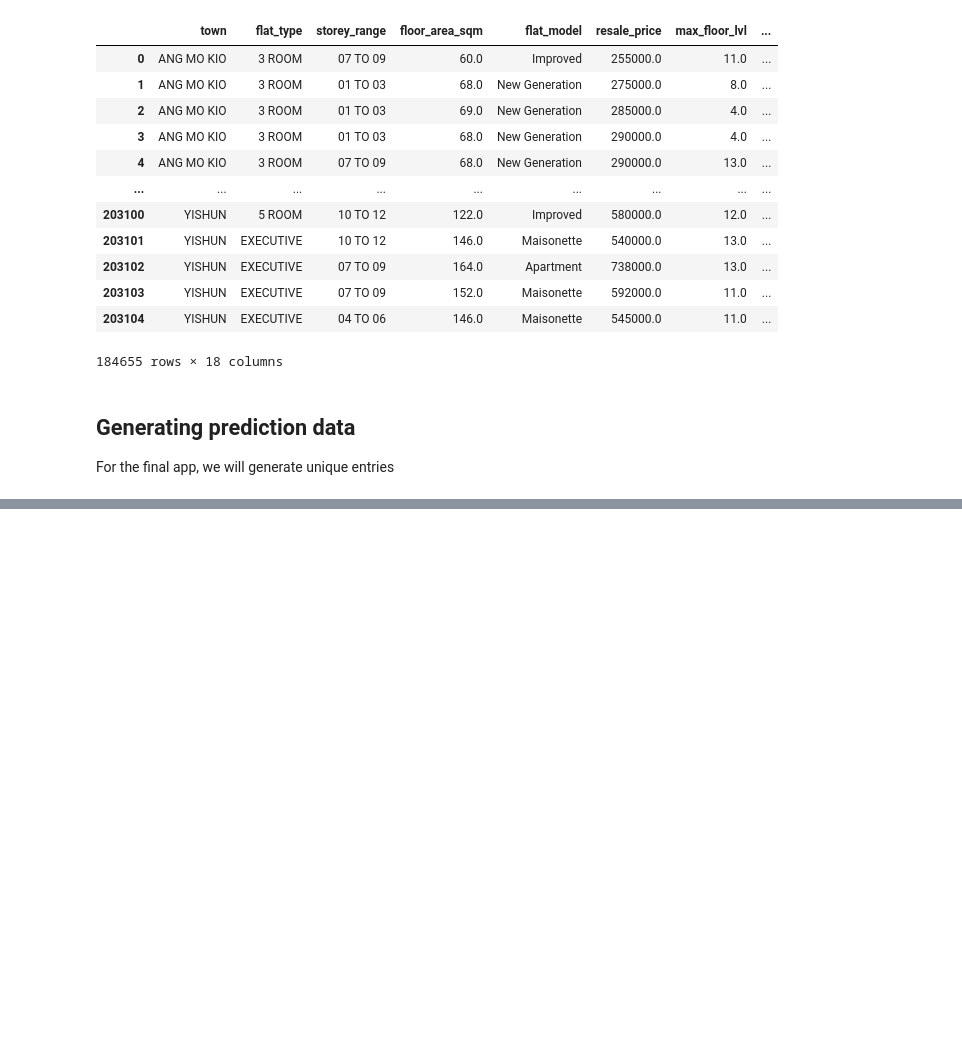
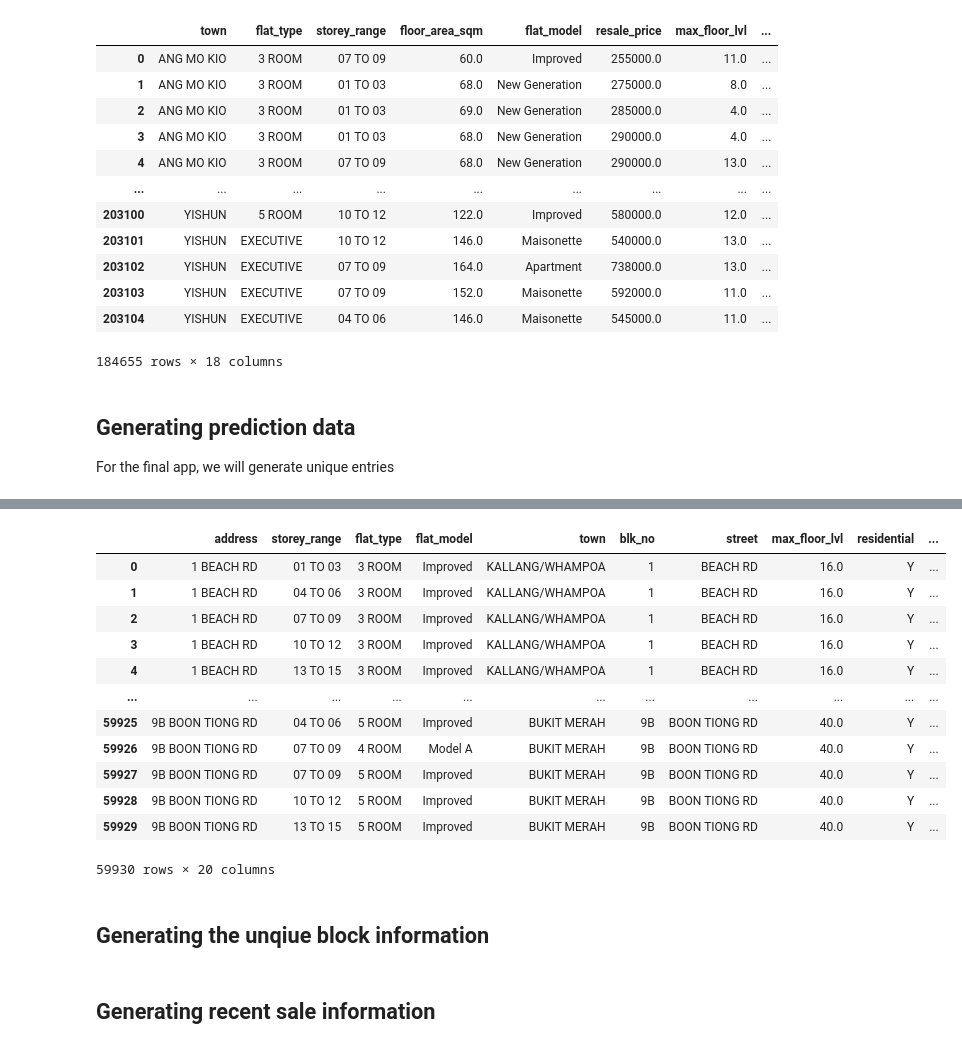
Before and after one commit to tzz89/hdb_resale_prediction, a Jupyter notebook: notebooks/data_preprocessing.ipynb, the cells around one changed output, grey strips where cells are left out. Saved outputs shown, nothing was run; the diff lists cells and outputs as text; code cells hidden in the pictures; blank space fills up the shorter version.

```diff
--- a/notebooks/data_preprocessing.ipynb
+++ b/notebooks/data_preprocessing.ipynb
@@ -283,0 +333,3 @@ test_df
+# %%
+for address in remaining_leasing_data.index:
+    test_df.loc[test_df['address']==address,'remaining_lease_months']=remaining_leasing_data[address]
@@ -283,0 +352,34 @@ test_df
+# %%
+def aggreate_unique_block(df):
+    mode_cols = ['town','blk_no','street','max_floor_lvl','residential','commercial','market_hawker',
+                 'miscellaneous', 'multistorey_carpark','precinct_pavilion','remaining_lease_months','sale_month','sale_year']
+    mean_cols = ["floor_area_sqm", "latitude","longitude"]
+
+    modes_series = df[mode_cols].mode()
+    mean_series = pd.DataFrame(df[mean_cols].mean()).T
+    return pd.concat([modes_series,mean_series],axis=1)
+# %%
+unique_test_df = test_df.groupby(['address', 'storey_range','flat_type','flat_model']).apply(aggreate_unique_block)
+# %%
+unique_test_df=unique_test_df.reset_index()
+unique_test_df = unique_test_df.dropna()
+unique_test_df = unique_test_df.drop('level_4', axis=1)
+unique_test_df.to_csv("../data/unique_block_test_df.csv")
+# %%
+unique_test_df
+# %% [output]
+|  | address | storey_range | flat_type | flat_model | town | blk_no | street | max_floor_lvl | residential | ... |
+| 0 | 1 BEACH RD | 01 TO 03 | 3 ROOM | Improved | KALLANG/WHAMPOA | 1 | BEACH RD | 16.0 | Y | ... |
+| 1 | 1 BEACH RD | 04 TO 06 | 3 ROOM | Improved | KALLANG/WHAMPOA | 1 | BEACH RD | 16.0 | Y | ... |
+| 2 | 1 BEACH RD | 07 TO 09 | 3 ROOM | Improved | KALLANG/WHAMPOA | 1 | BEACH RD | 16.0 | Y | ... |
+| 3 | 1 BEACH RD | 10 TO 12 | 3 ROOM | Improved | KALLANG/WHAMPOA | 1 | BEACH RD | 16.0 | Y | ... |
+| 4 | 1 BEACH RD | 13 TO 15 | 3 ROOM | Improved | KALLANG/WHAMPOA | 1 | BEACH RD | 16.0 | Y | ... |
+| ... | ... | ... | ... | ... | ... | ... | ... | ... | ... | ... |
+| 59925 | 9B BOON TIONG RD | 04 TO 06 | 5 ROOM | Improved | BUKIT MERAH | 9B | BOON TIONG RD | 40.0 | Y | ... |
+| 59926 | 9B BOON TIONG RD | 07 TO 09 | 4 ROOM | Model A | BUKIT MERAH | 9B | BOON TIONG RD | 40.0 | Y | ... |
+| 59927 | 9B BOON TIONG RD | 07 TO 09 | 5 ROOM | Improved | BUKIT MERAH | 9B | BOON TIONG RD | 40.0 | Y | ... |
+| 59928 | 9B BOON TIONG RD | 10 TO 12 | 5 ROOM | Improved | BUKIT MERAH | 9B | BOON TIONG RD | 40.0 | Y | ... |
+| 59929 | 9B BOON TIONG RD | 13 TO 15 | 5 ROOM | Improved | BUKIT MERAH | 9B | BOON TIONG RD | 40.0 | Y | ... |
+59930 rows × 20 columns
+# %% [markdown]
+## Generating the unqiue block information
@@ -283,0 +390,2 @@ test_df
+# %% [markdown]
+## Generating recent sale information
```
Also changed, not shown: parts of 11 cells of this notebook, 11 other files.
